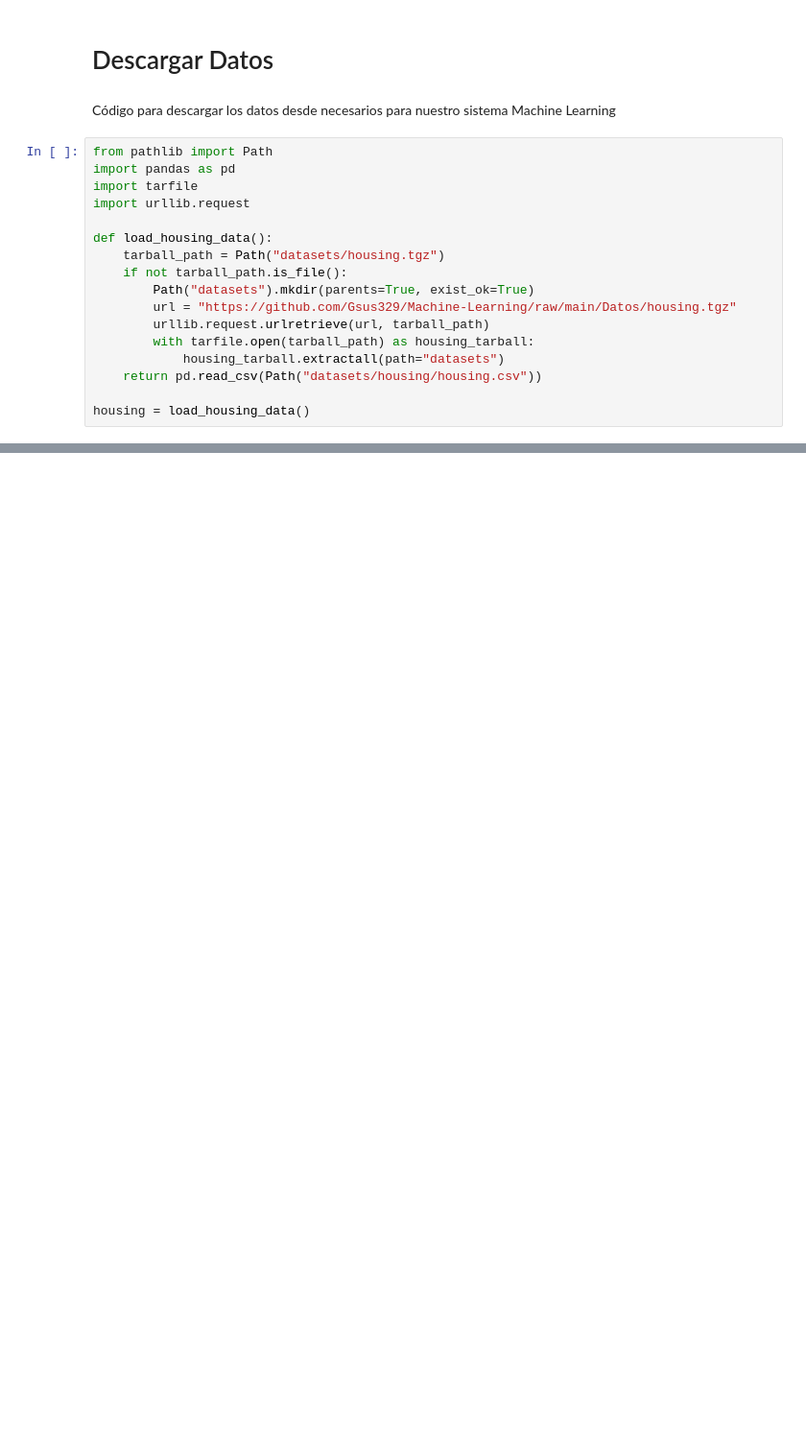
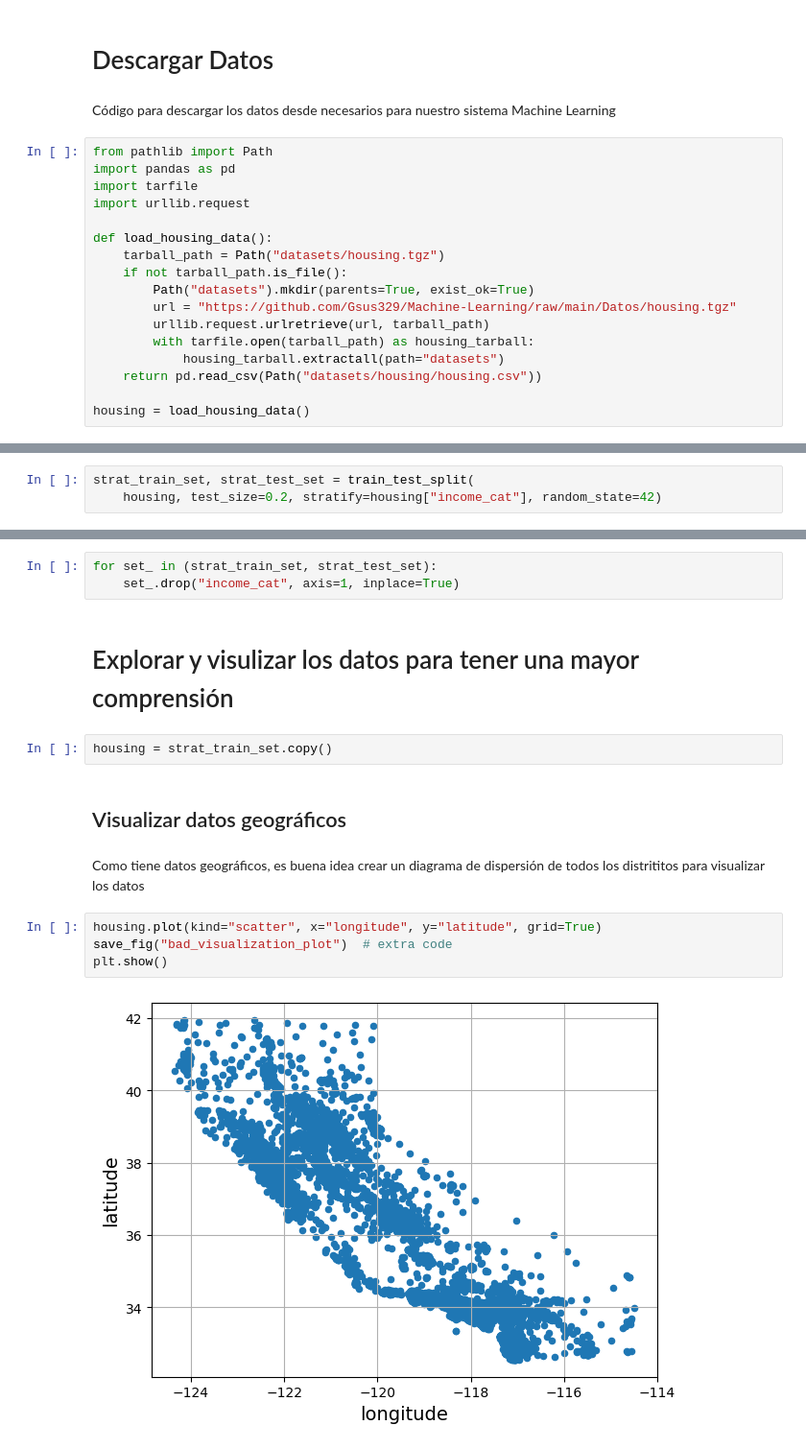
Before and after one commit to Gsus329/Machine-Learning, a Jupyter notebook: Proyecto__1.ipynb, the cells around one changed output, grey strips where cells are left out. Shown at 96% size. Drawn from its saved outputs; the diff is of its cells as text; blank space fills up the shorter version.

```diff
--- a/Proyecto__1.ipynb
+++ b/Proyecto__1.ipynb
@@ -27,0 +200,3 @@ housing = load_housing_data()
+# %%
+strat_train_set, strat_test_set = train_test_split(
+    housing, test_size=0.2, stratify=housing["income_cat"], random_state=42)
@@ -27,0 +241,17 @@ housing = load_housing_data()
+# %%
+for set_ in (strat_train_set, strat_test_set):
+    set_.drop("income_cat", axis=1, inplace=True)
+# %% [markdown]
+# Explorar y visulizar los datos para tener una mayor comprensión
+# %%
+housing = strat_train_set.copy()
+# %% [markdown]
+## Visualizar datos geográficos
+# %% [markdown]
+Como tiene datos geográficos, es buena idea crear un diagrama de dispersión de todos los distrititos para visualizar los datos
+# %%
+housing.plot(kind="scatter", x="longitude", y="latitude", grid=True)
+save_fig("bad_visualization_plot")  # extra code
+plt.show()
+# %% [output]
+[figure, added]
```
Also changed, not shown: parts of 47 cells of this notebook.
